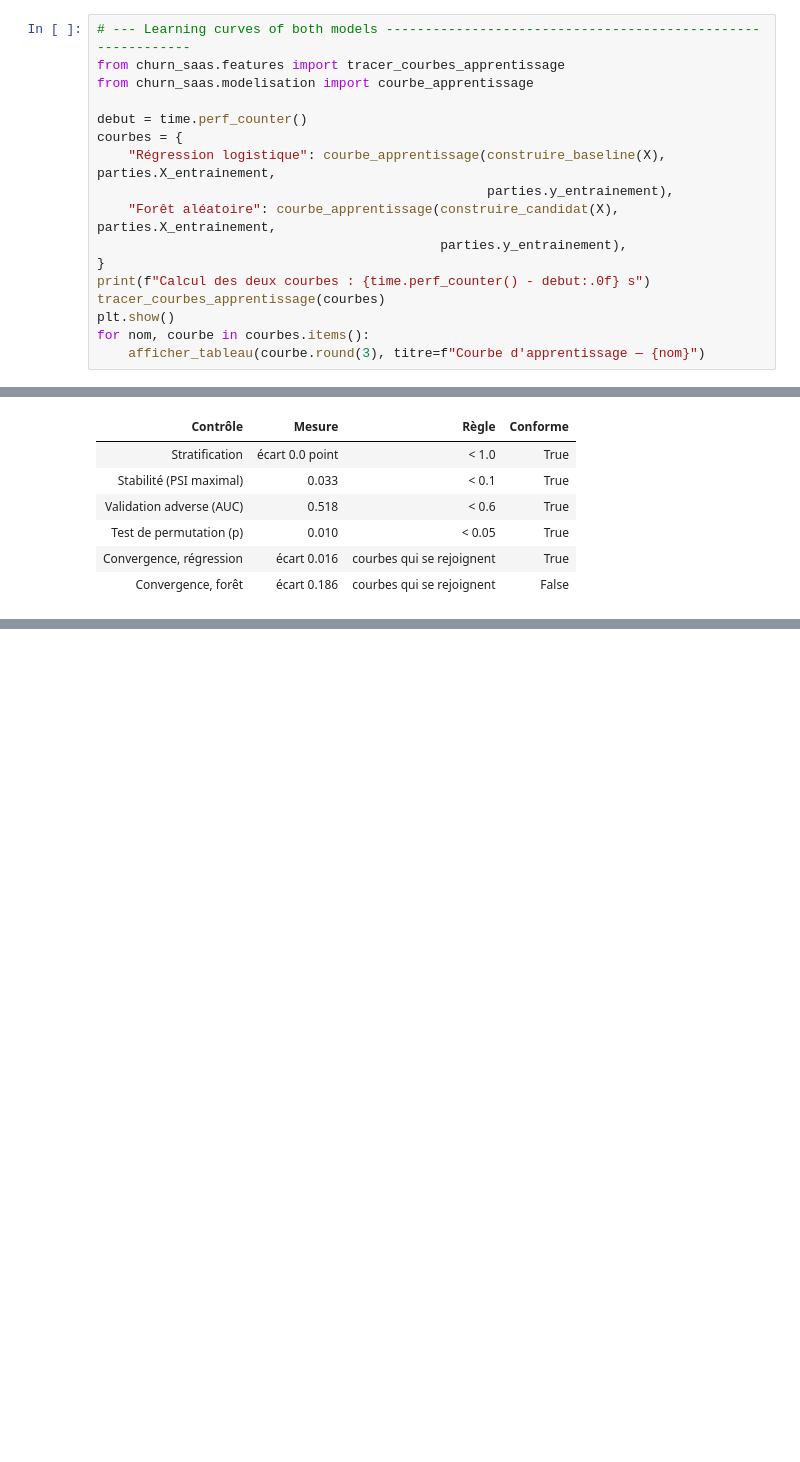
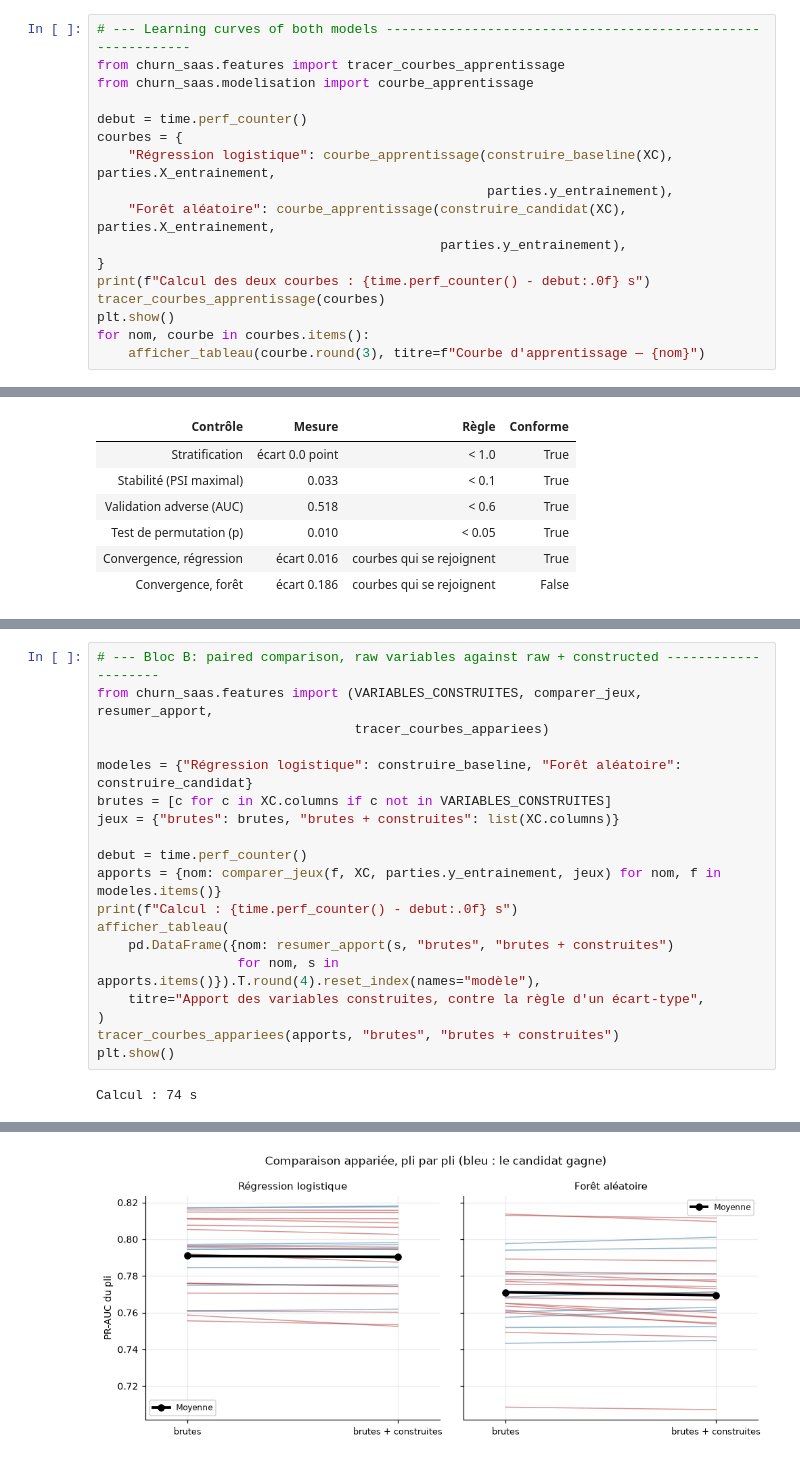
Before and after one commit to air-jaja/ai4me, a Jupyter notebook: notebooks/05_feature_engineering.ipynb, the cells around one changed output, grey strips where cells are left out. Drawn from its saved outputs; the diff is of its cells as text; blank space fills up the shorter version.

```diff
--- a/notebooks/05_feature_engineering.ipynb
+++ b/notebooks/05_feature_engineering.ipynb
@@ -387,9 +391,9 @@ from churn_saas.modelisation import courbe_apprentissage
 
 debut = time.perf_counter()
 courbes = {
-    "Régression logistique": courbe_apprentissage(construire_baseline(X), parties.X_entrainement,
+    "Régression logistique": courbe_apprentissage(construire_baseline(XC), parties.X_entrainement,
                                                   parties.y_entrainement),
-    "Forêt aléatoire": courbe_apprentissage(construire_candidat(X), parties.X_entrainement,
+    "Forêt aléatoire": courbe_apprentissage(construire_candidat(XC), parties.X_entrainement,
                                             parties.y_entrainement),
 }
 print(f"Calcul des deux courbes : {time.perf_counter() - debut:.0f} s")
@@ -458,0 +477,21 @@ Bloc A : la séparation et le jeu, contre les règles fixées le 01/10
+# %%
+# --- Bloc B: paired comparison, raw variables against raw + constructed --------------------
+from churn_saas.features import (VARIABLES_CONSTRUITES, comparer_jeux, resumer_apport,
+                                 tracer_courbes_appariees)
+
+modeles = {"Régression logistique": construire_baseline, "Forêt aléatoire": construire_candidat}
+brutes = [c for c in XC.columns if c not in VARIABLES_CONSTRUITES]
+jeux = {"brutes": brutes, "brutes + construites": list(XC.columns)}
+
+debut = time.perf_counter()
+apports = {nom: comparer_jeux(f, XC, parties.y_entrainement, jeux) for nom, f in modeles.items()}
+print(f"Calcul : {time.perf_counter() - debut:.0f} s")
+afficher_tableau(
+    pd.DataFrame({nom: resumer_apport(s, "brutes", "brutes + construites")
+                  for nom, s in apports.items()}).T.round(4).reset_index(names="modèle"),
+    titre="Apport des variables construites, contre la règle d'un écart-type",
+)
+tracer_courbes_appariees(apports, "brutes", "brutes + construites")
+plt.show()
+# %% [output]
+Calcul : 74 s
@@ -458,0 +502 @@ Bloc A : la séparation et le jeu, contre les règles fixées le 01/10
+[figure, added]
```
Also changed, not shown: parts of 23 cells of this notebook, 35 other files.
